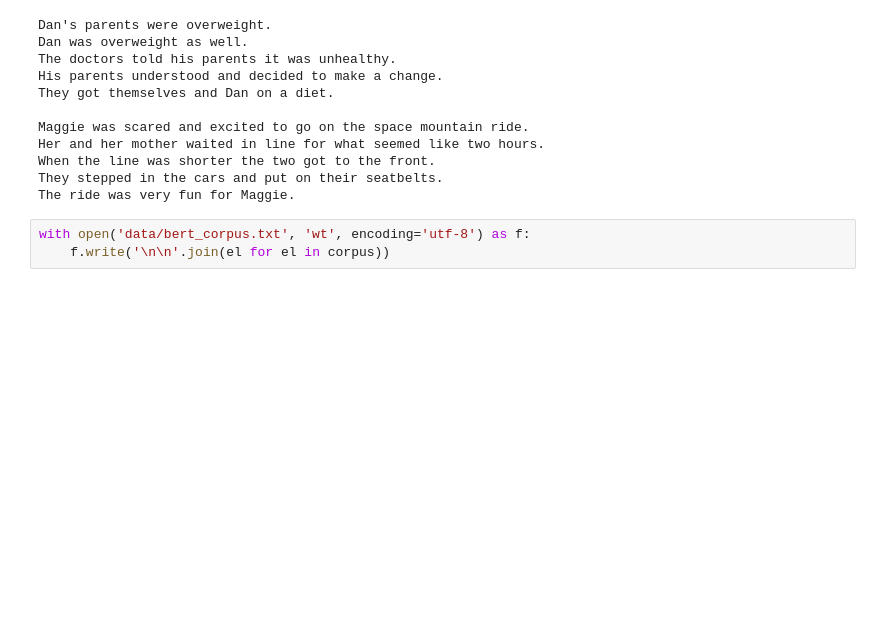
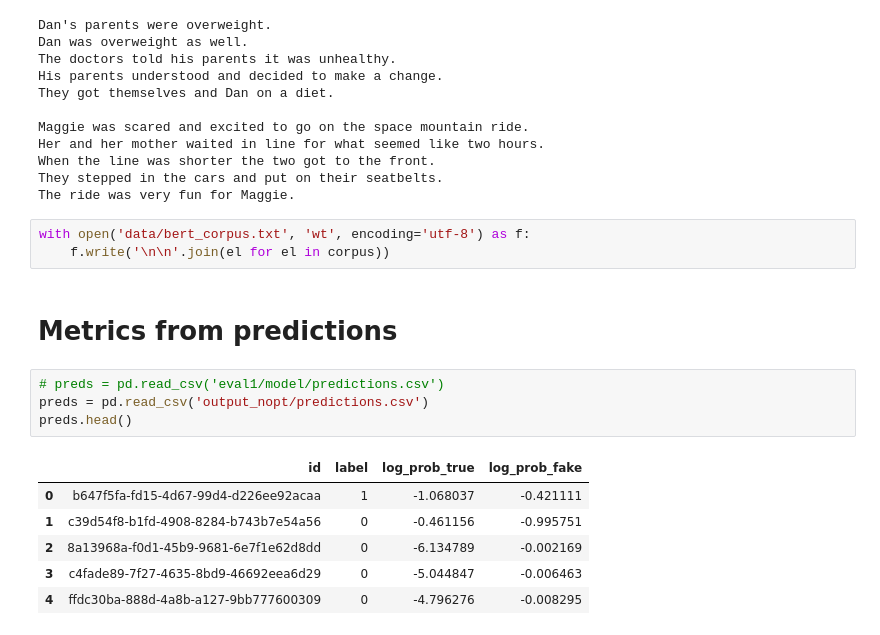
Before and after one commit to mounir-12/NLU-projects, a Jupyter notebook: project2/bert/data.ipynb, the cells around one changed output. Drawn from its saved outputs; the diff is of its cells as text; blank space fills up the shorter version.

```diff
--- a/project2/bert/data.ipynb
+++ b/project2/bert/data.ipynb
@@ -329,3 +350,16 @@ The ride was very fun for Maggie.
 # %%
 with open('data/bert_corpus.txt', 'wt', encoding='utf-8') as f:
     f.write('\n\n'.join(el for el in corpus))
+# %% [markdown]
+# Metrics from predictions
+# %%
+# preds = pd.read_csv('eval1/model/predictions.csv')
+preds = pd.read_csv('output_nopt/predictions.csv')
+preds.head()
+# %% [output]
+|  | id | label | log_prob_true | log_prob_fake |
+| 0 | b647f5fa-fd15-4d67-99d4-d226ee92acaa | 1 | -1.068037 | -0.421111 |
+| 1 | c39d54f8-b1fd-4908-8284-b743b7e54a56 | 0 | -0.461156 | -0.995751 |
+| 2 | 8a13968a-f0d1-45b9-9681-6e7f1e62d8dd | 0 | -6.134789 | -0.002169 |
+| 3 | c4fade89-7f27-4635-8bd9-46692eea6d29 | 0 | -5.044847 | -0.006463 |
+| 4 | ffdc30ba-888d-4a8b-a127-9bb777600309 | 0 | -4.796276 | -0.008295 |
```
Also changed, not shown: parts of 20 cells of this notebook, 6 other files.
